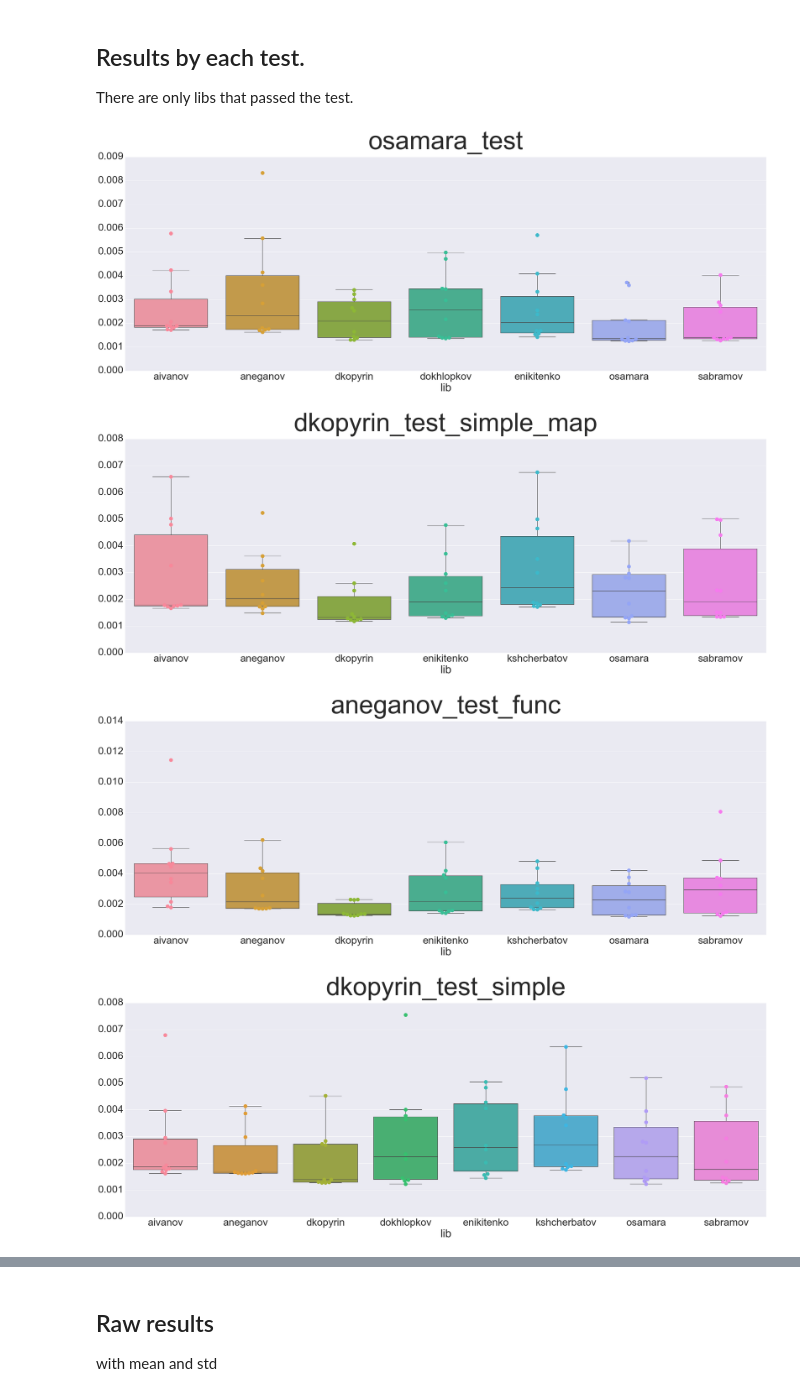
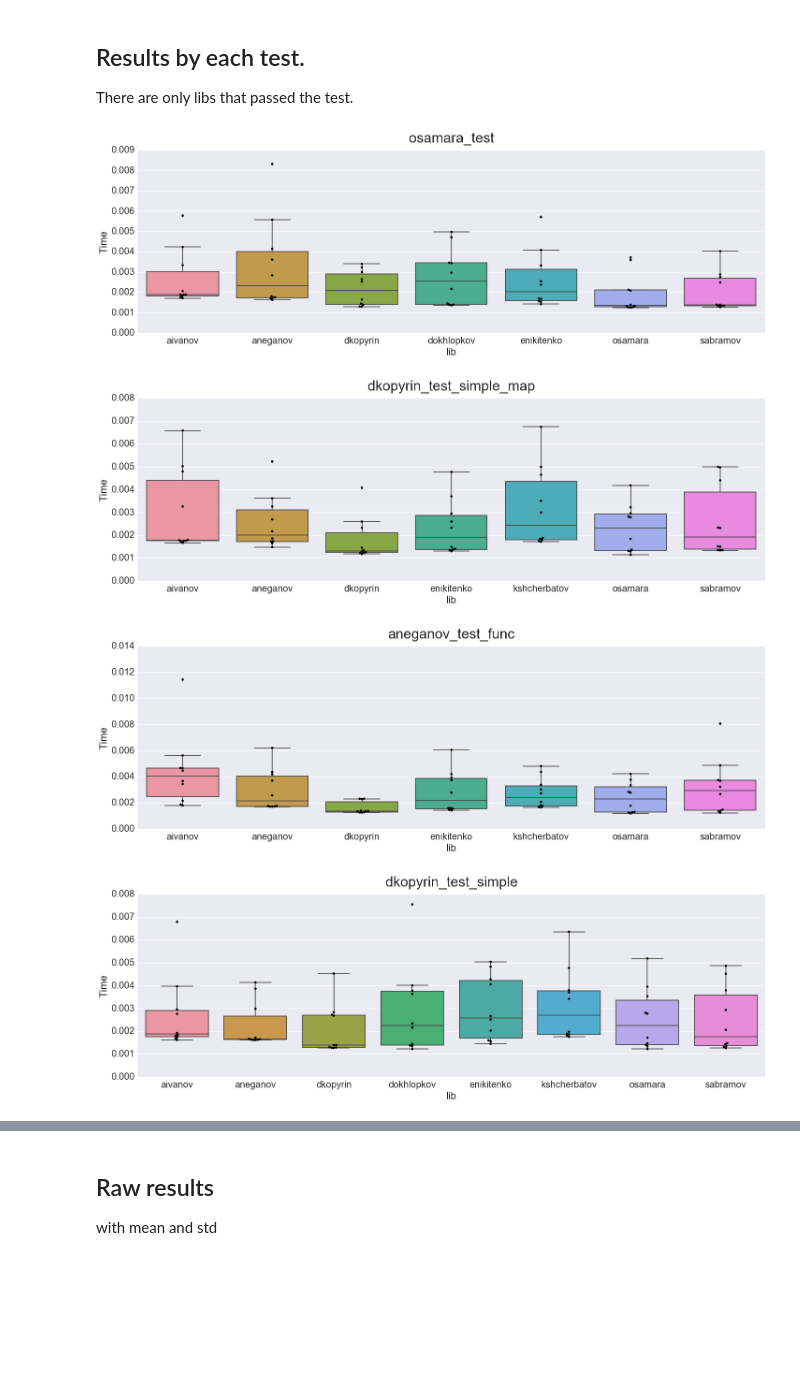
Before and after one commit to annamel/acroparallels2016, a Jupyter notebook: tester/test_results.ipynb, the cells around one changed output, grey strips where cells are left out. Cells and saved outputs as stored; diff of their text form; code cells hidden in the pictures; blank space fills up the shorter version.

```diff
--- a/tester/test_results.ipynb
+++ b/tester/test_results.ipynb
@@ -52,7 +50,7 @@ passedf = pd.DataFrame(index=libs, columns=tests).fillna(4.75)
 dataslice = data[['lib', 'testid', 'mean']]
 for index, row in dataslice.iterrows():
     if row["mean"] == -1:
-        passedf.set_value(row['lib'], row['testid'], 3.9)
+        passedf.set_value(row['lib'], row['testid'], 0.9)
     else:
         passedf.set_value(row['lib'], row['testid'], 2.2)
 # %%
@@ -88,8 +88,9 @@ for test in tests:
 ranks["sum"] = ranks.sum(axis=1)
 ranks.sort_values(by=['sum'], ascending=False, inplace=True)
 # %%
-plt.figure(figsize=(45, 15))
-sns.plt.title("Final ranks", fontsize=100, y=1.03)
+plt.figure(figsize=(25, 10))
+sns.set(font_scale=2)
+sns.plt.title("Final ranks", fontsize=50, y=1.03)
 sns.barplot(y=ranks["sum"], x=ranks.index)
 plt.ylabel('Points')
 plt.show()
@@ -103,17 +104,18 @@ There are only libs that passed the test.
 passed_data = data[data["mean"] != -1]
 # %%
 val = passed_data.set_index(passed_data["testid"]).drop(["test", "test_name", "mean", "std", 'testid'], axis=1)
-sns.set(font_scale=4)
+sns.set(font_scale=2)
 for test in tests:
-    plt.figure(figsize=(45, 15))
-    sns.plt.title(test, fontsize=100, y=1.03)
+    plt.figure(figsize=(24, 7))
+    sns.plt.title(test, fontsize=30, y=1.03)
     a = val[val.index == test]
     a = a.set_index(a['lib']).drop(["lib"], axis=1).transpose()
     ax = sns.boxplot(data=a)
-    sns.swarmplot(data=a, size=15, ax=ax)
+    sns.swarmplot(data=a, size=5, ax=ax, color="black")
+    plt.ylabel('Time')
     plt.show()
 # %% [output]
-[figure, old version]
+[figure, new version]
-[figure, old version]
+[figure, new version]
-[figure, old version]
+[figure, new version]
-[figure, old version]
+[figure, new version]
```
Also changed, not shown: parts of 11 cells of this notebook.
